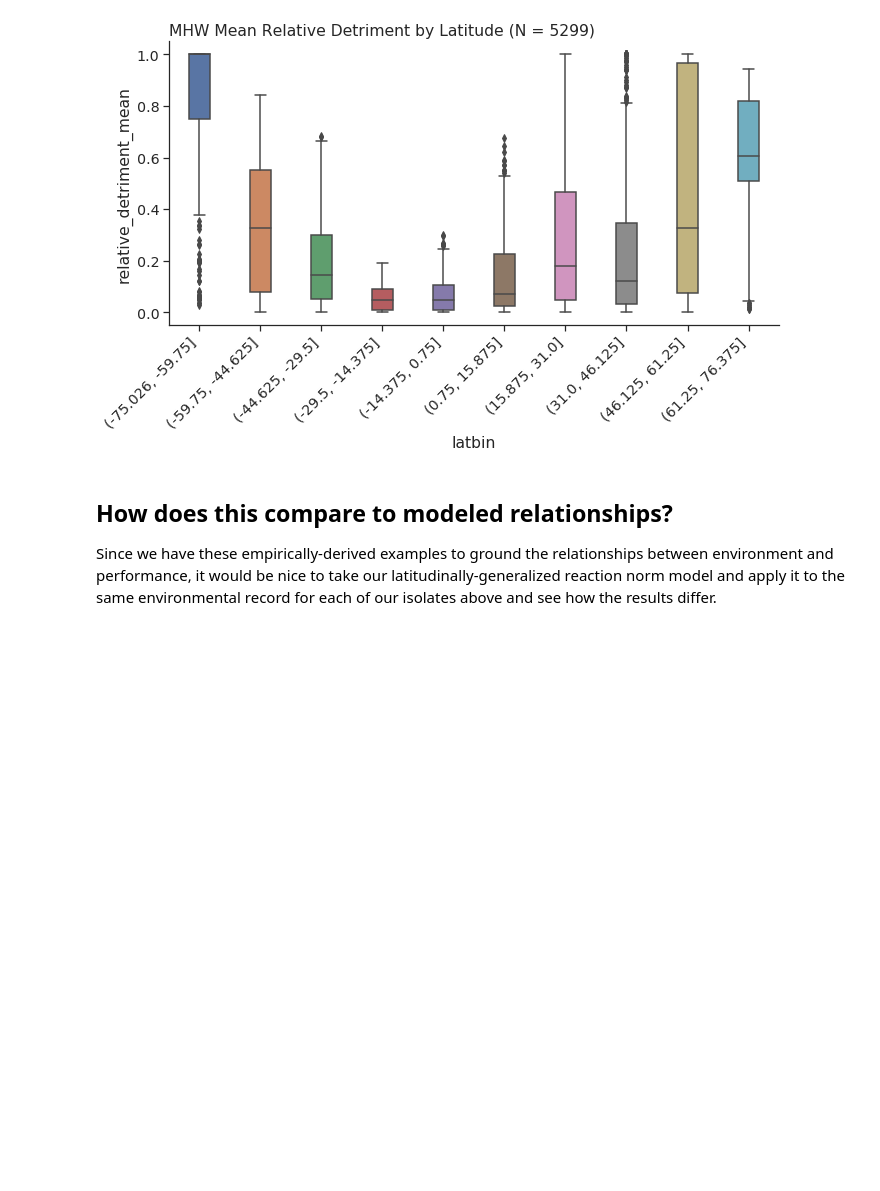
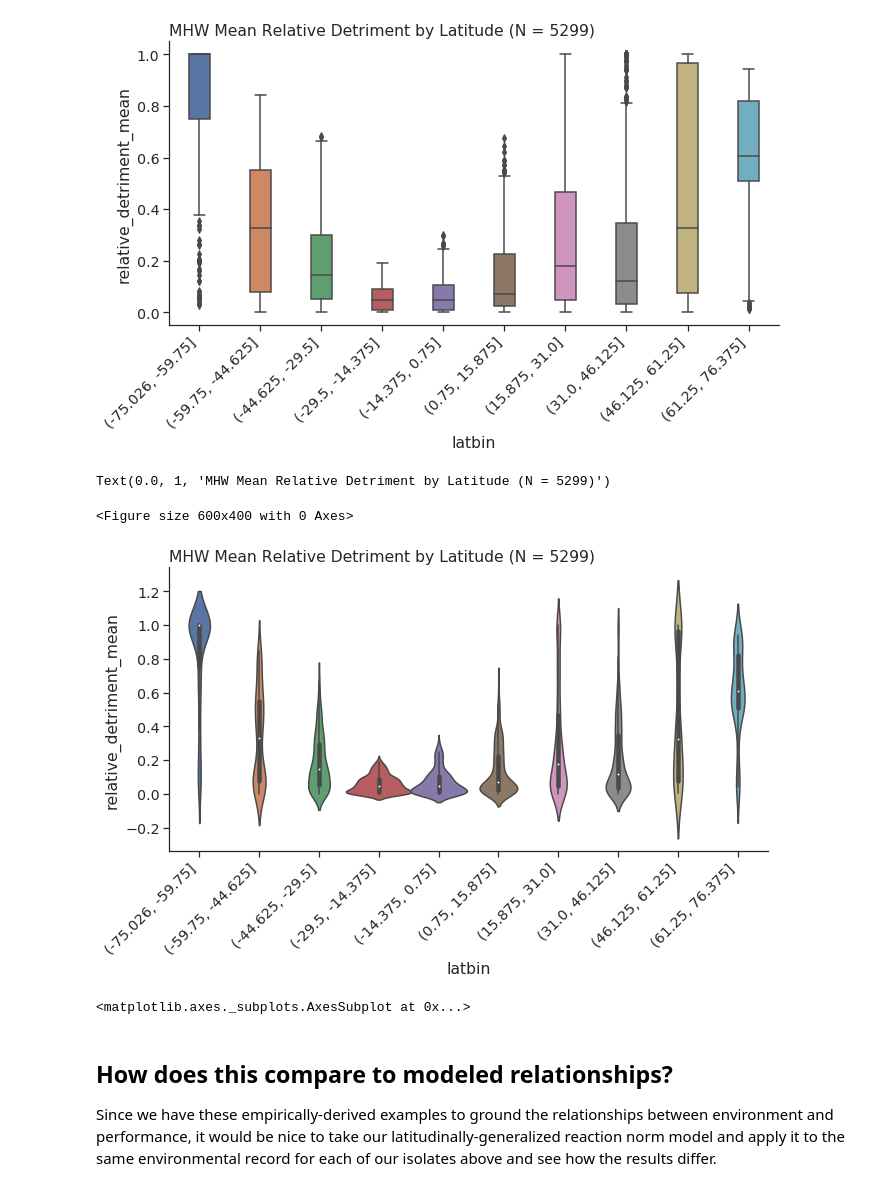
Before and after one commit to HuckleyLab/phyto-mhw, a Jupyter notebook: analysis/Individual_Isolate_performance.ipynb, the cells around one changed output. Drawn from its saved outputs; the diff is of its cells as text; code cells hidden in the pictures; blank space fills up the shorter version.

```diff
--- a/analysis/Individual_Isolate_performance.ipynb
+++ b/analysis/Individual_Isolate_performance.ipynb
@@ -277,7 +282,7 @@ Data variables:
 # %% [markdown]
 **Filter to only MHW events**
 # %%
-mhws = isolate_combined.where((isolate_combined.mhw != 0))
+mhws = iso.where((isolate_combined.mhw != 0))
 # %% [markdown]
 Convert to Dask dataframe for processing
 # %%
@@ -399,6 +404,23 @@ plt.title(f"MHW Mean Relative Detriment by Latitude (N = {len(a)})", loc='left')
 Text(0.0, 1, 'MHW Mean Relative Detriment by Latitude (N = 5299)')
 <Figure size 600x400 with 0 Axes>
 [figure]
+# %%
+figure = plt.figure(dpi=100)
+sns.set(font_scale=1.3, style='ticks')
+fg = sns.catplot(kind='violin', x = 'latbin', y = 'relative_detriment_mean', data=a, aspect=2, width=1.1, dodge=True)
+plt.xticks(rotation=45, ha='right')
+# plt.axhline(1.0, linestyle='--', alpha=0.6, color='gray')
+# plt.ylim([0, 2])
+plt.title(f"MHW Mean Relative Detriment by Latitude (N = {len(a)})", loc='left')
+# plt.ylim([-1, 2])
+# %% [output]
+Text(0.0, 1, 'MHW Mean Relative Detriment by Latitude (N = 5299)')
+<Figure size 600x400 with 0 Axes>
+[figure, added]
+# %%
+ax
+# %% [output]
+<matplotlib.axes._subplots.AxesSubplot at 0x...>
 # %% [markdown]
 ## How does this compare to modeled relationships?
 
```
Also changed, not shown: parts of 45 cells of this notebook.
